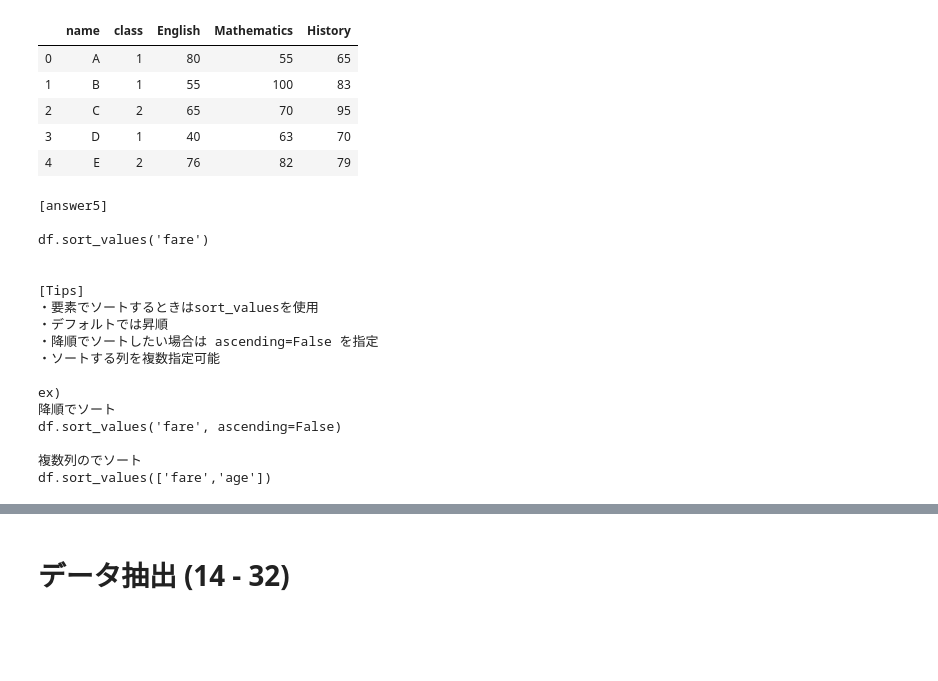
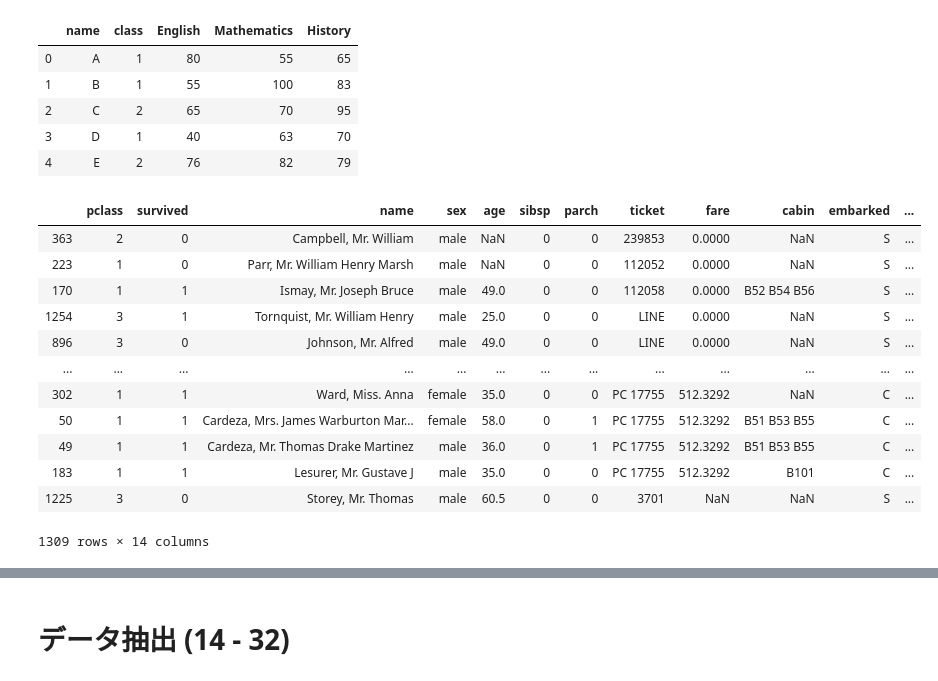
Before and after one commit to turner-kl/learn-data-science, a Jupyter notebook: work/pandas_100knocks/notebook/01_Pandas_100_Knocks_for_Begginer_v1.0.6.ipynb, the cells around one changed output, grey strips where cells are left out. Cells and saved outputs as stored; diff of their text form; code cells hidden in the pictures; blank space fills up the shorter version.

```diff
--- a/work/pandas_100knocks/notebook/01_Pandas_100_Knocks_for_Begginer_v1.0.6.ipynb
+++ b/work/pandas_100knocks/notebook/01_Pandas_100_Knocks_for_Begginer_v1.0.6.ipynb
@@ -140,26 +140,23 @@ df2 = pd.read_csv('../input/data1.csv',encoding='utf-8')
 # %%
 # 【5】
 # dfのfareの列で昇順に並び替えて表示
-print(ans[5]) #回答表示
+# print(ans[5]) #回答表示
 df = initialize1() #初期化
+df.sort_values('fare')
 # %% [output]
+|  | pclass | survived | name | sex | age | sibsp | parch | ticket | fare | cabin | embarked | ... |
+| 363 | 2 | 0 | Campbell, Mr. William | male | NaN | 0 | 0 | 239853 | 0.0000 | NaN | S | ... |
+| 223 | 1 | 0 | Parr, Mr. William Henry Marsh | male | NaN | 0 | 0 | 112052 | 0.0000 | NaN | S | ... |
+| 170 | 1 | 1 | Ismay, Mr. Joseph Bruce | male | 49.0 | 0 | 0 | 112058 | 0.0000 | B52 B54 B56 | S | ... |
+| 1254 | 3 | 1 | Tornquist, Mr. William Henry | male | 25.0 | 0 | 0 | LINE | 0.0000 | NaN | S | ... |
+| 896 | 3 | 0 | Johnson, Mr. Alfred | male | 49.0 | 0 | 0 | LINE | 0.0000 | NaN | S | ... |
+| ... | ... | ... | ... | ... | ... | ... | ... | ... | ... | ... | ... | ... |
+| 302 | 1 | 1 | Ward, Miss. Anna | female | 35.0 | 0 | 0 | PC 17755 | 512.3292 | NaN | C | ... |
+| 50 | 1 | 1 | Cardeza, Mrs. James Warburton Mar... | female | 58.0 | 0 | 1 | PC 17755 | 512.3292 | B51 B53 B55 | C | ... |
+| 49 | 1 | 1 | Cardeza, Mr. Thomas Drake Martinez | male | 36.0 | 0 | 1 | PC 17755 | 512.3292 | B51 B53 B55 | C | ... |
+| 183 | 1 | 1 | Lesurer, Mr. Gustave J | male | 35.0 | 0 | 0 | PC 17755 | 512.3292 | B101 | C | ... |
+| 1225 | 3 | 0 | Storey, Mr. Thomas | male | 60.5 | 0 | 0 | 3701 | NaN | NaN | S | ... |
-[answer5]
-
-df.sort_values('fare')
-
-
-[Tips]
-・要素でソートするときはsort_valuesを使用
-・デフォルトでは昇順
-・降順でソートしたい場合は ascending=False を指定
-・ソートする列を複数指定可能
-
-ex)
-降順でソート
-df.sort_values('fare', ascending=False)
-
-複数列のでソート
-df.sort_values(['fare','age'])
+1309 rows × 14 columns
 # %%
 # 【6】
 # df_copyにdfをコピーして、最初の5行を表示
```
Also changed, not shown: parts of 11 cells of this notebook, 1 other file.
